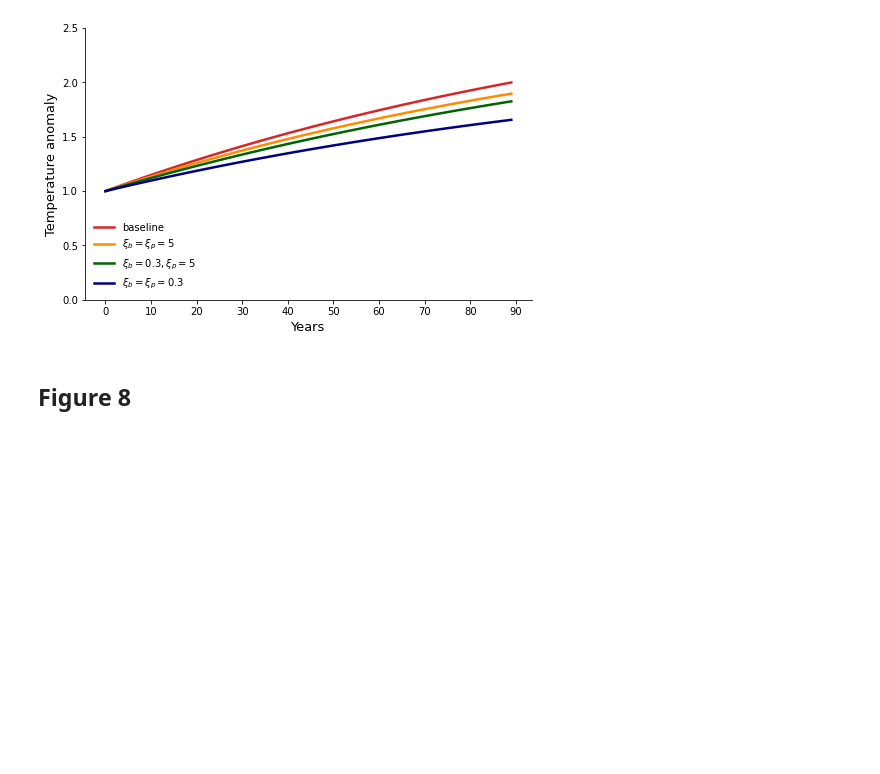
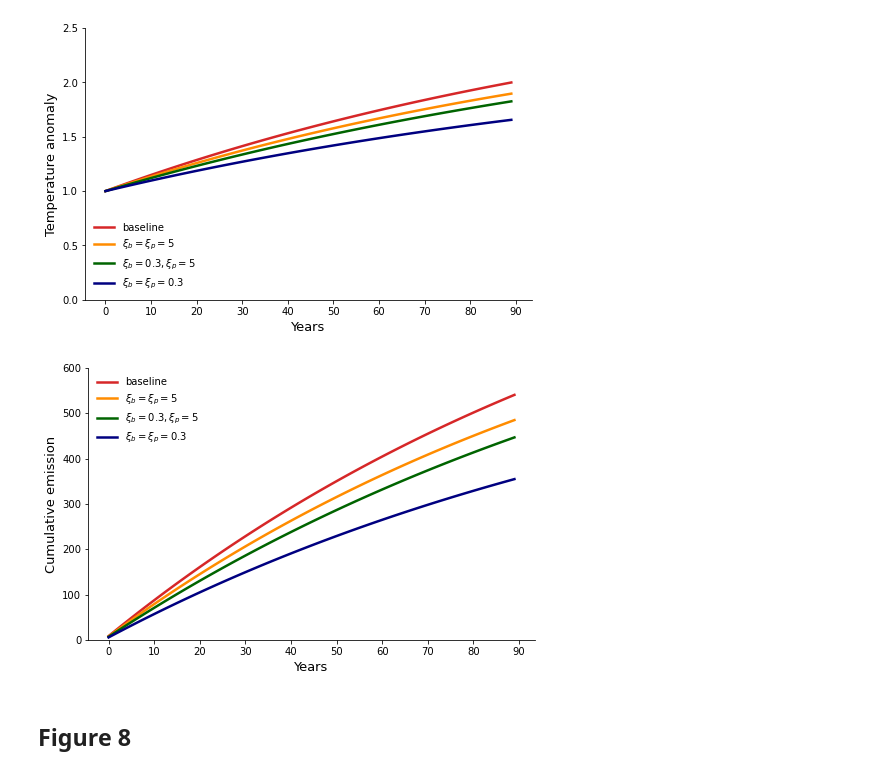
Before and after one commit to lphansen/ClimateUncertaintySpillover, a Jupyter notebook: notebook/Paper_plots_final.ipynb, the cells around one changed output. Cells and saved outputs as stored; diff of their text form; code cells hidden in the pictures; blank space fills up the shorter version.

Commit message:
updated plots

```diff
--- a/notebook/Paper_plots_final.ipynb
+++ b/notebook/Paper_plots_final.ipynb
@@ -295,6 +294,23 @@ plt.xticks(np.arange(0, 91, 10))
 plt.savefig("../plots/paper_plots/temperature_three.pdf")
 # %% [output]
 [figure]
+# %%
+# Mike's request, accumulative emission
+
+fig = plt.figure(figsize=(8, 5))
+plt.plot(et_baseline[:90].cumsum(), label="baseline", color="tab:red", linewidth=2.5)
+plt.plot(et_baseline_bp5[:90].cumsum(), label="$ξ_b = ξ_p = 5$", color="darkorange", linewidth=2.5)
+plt.plot(et_baseline_b03p5[:90].cumsum(), label="$ξ_b =0.3,  ξ_p = 5$", color="darkgreen", linewidth=2.5)
+plt.plot(et_baseline_b03p03[:90].cumsum(), label="$ξ_b = ξ_p = 0.3$" , color="navy", linewidth=2.5)
+
+plt.legend(frameon=False, loc='upper left')
+plt.ylim(0, 600)
+plt.ylabel('Cumulative emission', fontsize=13)
+plt.xlabel('Years', fontsize=13)
+plt.xticks(np.arange(0, 91, 10))
+plt.savefig("../plots/paper_plots/cumulative_emission_three.pdf")
+# %% [output]
+[figure, added]
 # %% [markdown]
 ## Figure 8
 # %%
```
Also changed, not shown: parts of 1 cell of this notebook, 26 other files.
